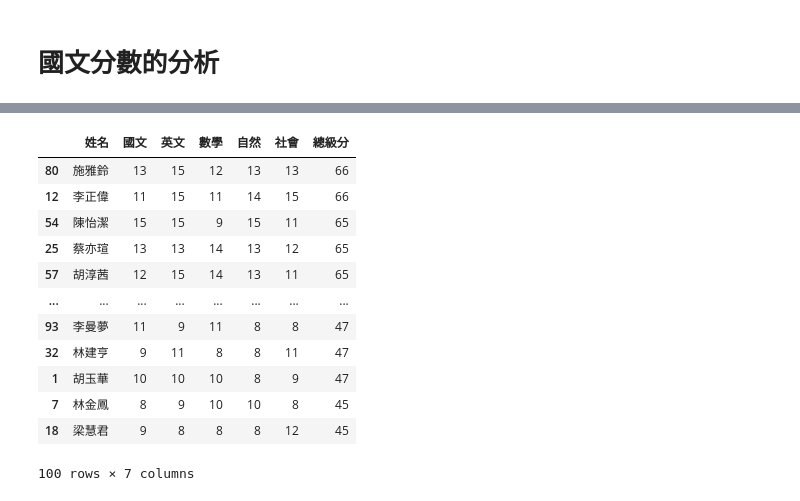
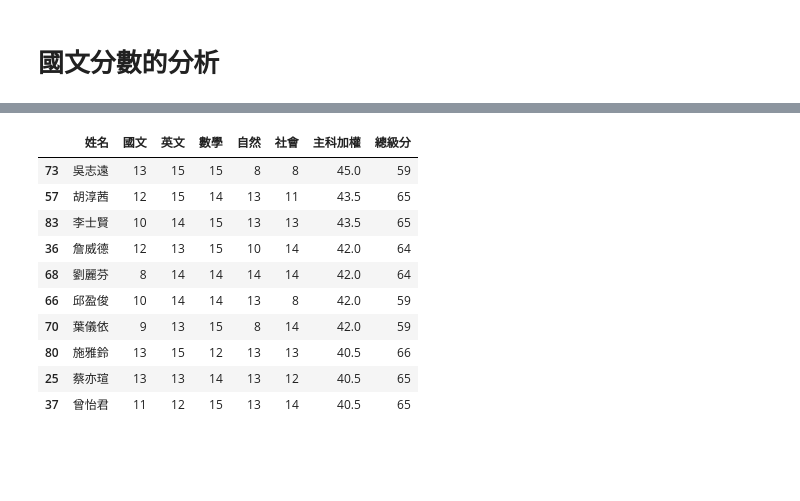
Before and after one commit to mingfujacky/Lecture-Python, a Jupyter notebook: pandas/pandas_basic.ipynb, the cells around one changed output, grey strips where cells are left out. Cells and saved outputs as stored; diff of their text form; code cells hidden in the pictures; blank space fills up the shorter version.

```diff
--- a/pandas/pandas_basic.ipynb
+++ b/pandas/pandas_basic.ipynb
@@ -16,5 +27,5 @@ from pathlib import Path
 # %%
-# https://bitly.com/gradescsv
-# Load 學測分數 dataset
+# Locate local file to load 學測分數 dataset
 target_csv_path = Path.cwd() / '..' / 'files' / 'csv' / 'grades.csv'
-grade_df = pd.read_csv(target_csv_path)
+df = pd.read_csv(target_csv_path)
+df.head()
@@ -120,0 +85,5 @@ grade_df.head()
+# %%
+# 計算新增欄位值
+df['主科加權'] = df['數學'] * 1.5 + df['英文']*1.5
+df['總級分'] = df['國文'] + df['英文'] + df['數學'] + df['自然'] + df['社會']
+df.head(10)
@@ -121,17 +102,15 @@ grade_df.head()
 # %%
 # 排序
-grade_df.sort_values(by='總級分', ascending = False)
+df.sort_values(by = ['主科加權', '總級分'], ascending=False).head(10)
 # %% [output]
-|  | 姓名 | 國文 | 英文 | 數學 | 自然 | 社會 | 總級分 |
-| 80 | 施雅鈴 | 13 | 15 | 12 | 13 | 13 | 66 |
-| 12 | 李正偉 | 11 | 15 | 11 | 14 | 15 | 66 |
-| 54 | 陳怡潔 | 15 | 15 | 9 | 15 | 11 | 65 |
-| 25 | 蔡亦瑄 | 13 | 13 | 14 | 13 | 12 | 65 |
-| 57 | 胡淳茜 | 12 | 15 | 14 | 13 | 11 | 65 |
-| ... | ... | ... | ... | ... | ... | ... | ... |
-| 93 | 李曼夢 | 11 | 9 | 11 | 8 | 8 | 47 |
-| 32 | 林建亨 | 9 | 11 | 8 | 8 | 11 | 47 |
-| 1 | 胡玉華 | 10 | 10 | 10 | 8 | 9 | 47 |
-| 7 | 林金鳳 | 8 | 9 | 10 | 10 | 8 | 45 |
-| 18 | 梁慧君 | 9 | 8 | 8 | 8 | 12 | 45 |
+|  | 姓名 | 國文 | 英文 | 數學 | 自然 | 社會 | 主科加權 | 總級分 |
+| 73 | 吳志遠 | 13 | 15 | 15 | 8 | 8 | 45.0 | 59 |
+| 57 | 胡淳茜 | 12 | 15 | 14 | 13 | 11 | 43.5 | 65 |
+| 83 | 李士賢 | 10 | 14 | 15 | 13 | 13 | 43.5 | 65 |
+| 36 | 詹威德 | 12 | 13 | 15 | 10 | 14 | 42.0 | 64 |
+| 68 | 劉麗芬 | 8 | 14 | 14 | 14 | 14 | 42.0 | 64 |
+| 66 | 邱盈俊 | 10 | 14 | 14 | 13 | 8 | 42.0 | 59 |
+| 70 | 葉儀依 | 9 | 13 | 15 | 8 | 14 | 42.0 | 59 |
+| 80 | 施雅鈴 | 13 | 15 | 12 | 13 | 13 | 40.5 | 66 |
+| 25 | 蔡亦瑄 | 13 | 13 | 14 | 13 | 12 | 40.5 | 65 |
+| 37 | 曾怡君 | 11 | 12 | 15 | 13 | 14 | 40.5 | 65 |
-100 rows × 7 columns
```
Also changed, not shown: parts of 24 cells of this notebook, 2 other files.
